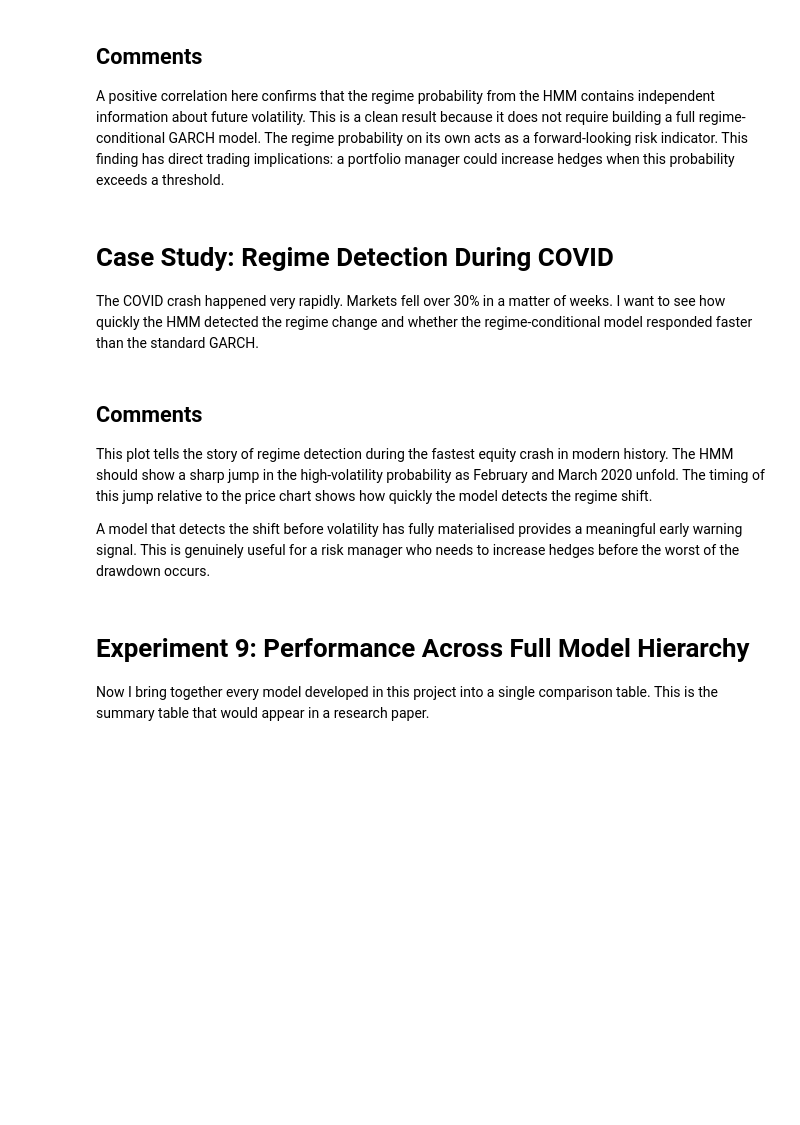
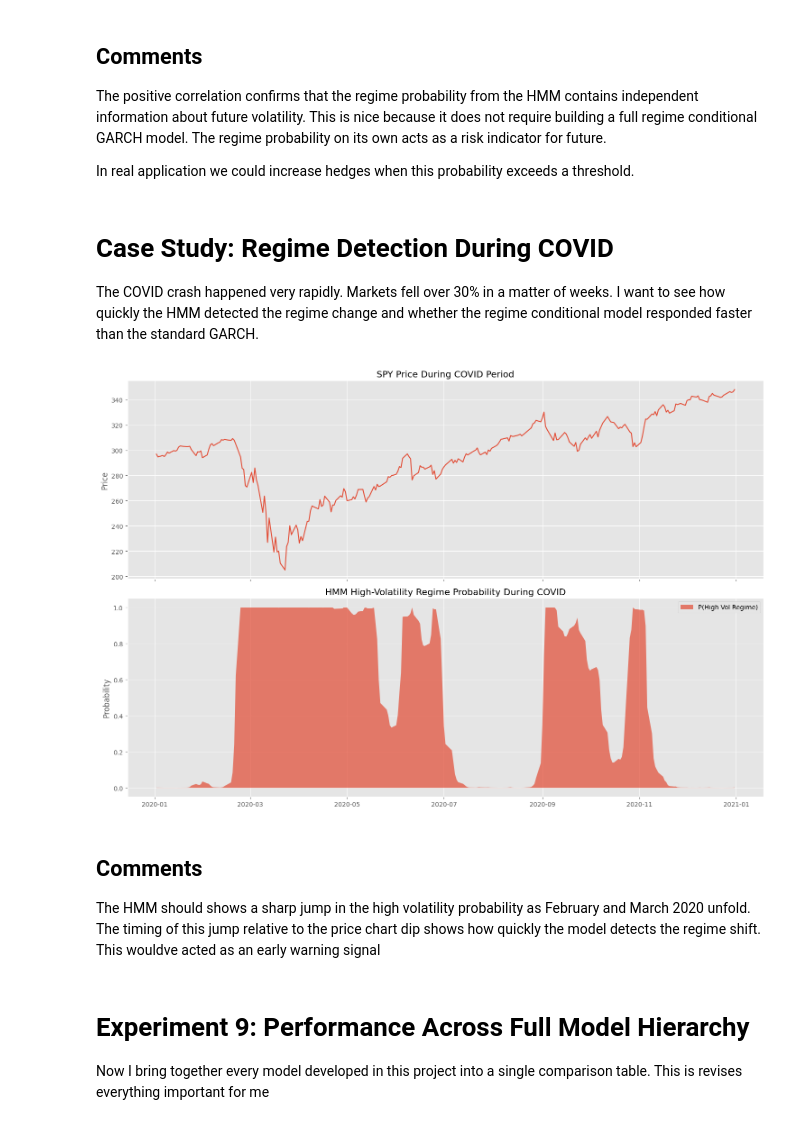
Before and after one commit to simonesingh1406/Volatility-Forecasting, a Jupyter notebook: 8_regime_aware_forecasting.ipynb, the cells around one changed output. Drawn from its saved outputs; the diff is of its cells as text; code cells hidden in the pictures; blank space fills up the shorter version.

```diff
--- a/8_regime_aware_forecasting.ipynb
+++ b/8_regime_aware_forecasting.ipynb
@@ -340,47 +395,48 @@ plt.show()
 # %% [markdown]
 ## Comments
 
-A positive correlation here confirms that the regime probability from the HMM contains independent information about future volatility. This is a clean result because it does not require building a full regime-conditional GARCH model. The regime probability on its own acts as a forward-looking risk indicator. This finding has direct trading implications: a portfolio manager could increase hedges when this probability exceeds a threshold.
+The positive correlation confirms that the regime probability from the HMM contains independent information about future volatility. This is nice because it does not require building a full regime conditional GARCH model. The regime probability on its own acts as a risk indicator for future.
+
+In real application we could increase hedges when this probability exceeds a threshold.
 # %% [markdown]
 # Case Study: Regime Detection During COVID
 
-The COVID crash happened very rapidly. Markets fell over 30% in a matter of weeks. I want to see how quickly the HMM detected the regime change and whether the regime-conditional model responded faster than the standard GARCH.
+The COVID crash happened very rapidly. Markets fell over 30% in a matter of weeks. I want to see how quickly the HMM detected the regime change and whether the regime conditional model responded faster than the standard GARCH.
 # %%
-covid_window = "2020-01-01":"2020-12-31"
 
-covid = spy.loc[covid_window]
+covid = spy.loc["2020-01-01":"2020-12-31"]
 
 fig, (ax1, ax2) = plt.subplots(2, 1, figsize=(15, 10), sharex=True)
 
 # top panel: SPY price
 ax1.plot(covid.index, covid["Close"])
 ax1.set_title("SPY Price During COVID Period")
 ax1.set_ylabel("Price")
 
 # bottom panel: regime probability
 ax2.fill_between(
     covid.index,
     covid["prob_high"],
     alpha=0.7,
     label="P(High Vol Regime)"
 )
 
 ax2.set_title("HMM High-Volatility Regime Probability During COVID")
 ax2.set_ylabel("Probability")
 ax2.legend()
 
 plt.tight_layout()
 plt.show()
+# %% [output]
+[figure, added]
 # %% [markdown]
 ## Comments
 
-This plot tells the story of regime detection during the fastest equity crash in modern history. The HMM should show a sharp jump in the high-volatility probability as February and March 2020 unfold. The timing of this jump relative to the price chart shows how quickly the model detects the regime shift.
-
-A model that detects the shift before volatility has fully materialised provides a meaningful early warning signal. This is genuinely useful for a risk manager who needs to increase hedges before the worst of the drawdown occurs.
+The HMM should shows a sharp jump in the high volatility probability as February and March 2020 unfold. The timing of this jump relative to the price chart dip shows how quickly the model detects the regime shift. This wouldve acted as an early warning signal
 # %% [markdown]
 # Experiment 9: Performance Across Full Model Hierarchy
 
-Now I bring together every model developed in this project into a single comparison table. This is the summary table that would appear in a research paper.
+Now I bring together every model developed in this project into a single comparison table. This is revises everything important for me
 # %%
 # rebuild all forecasts on the same aligned dataset
 
```
Also changed, not shown: parts of 34 cells of this notebook, 5 other files.
